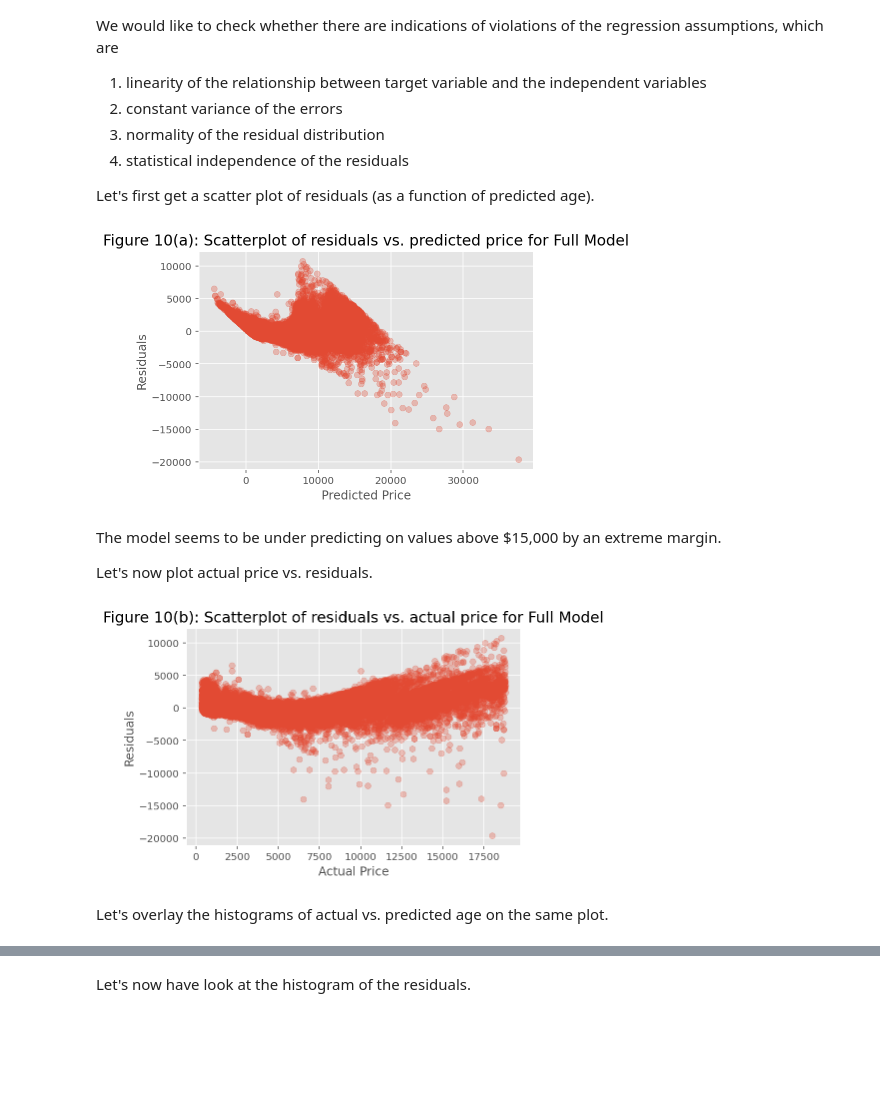
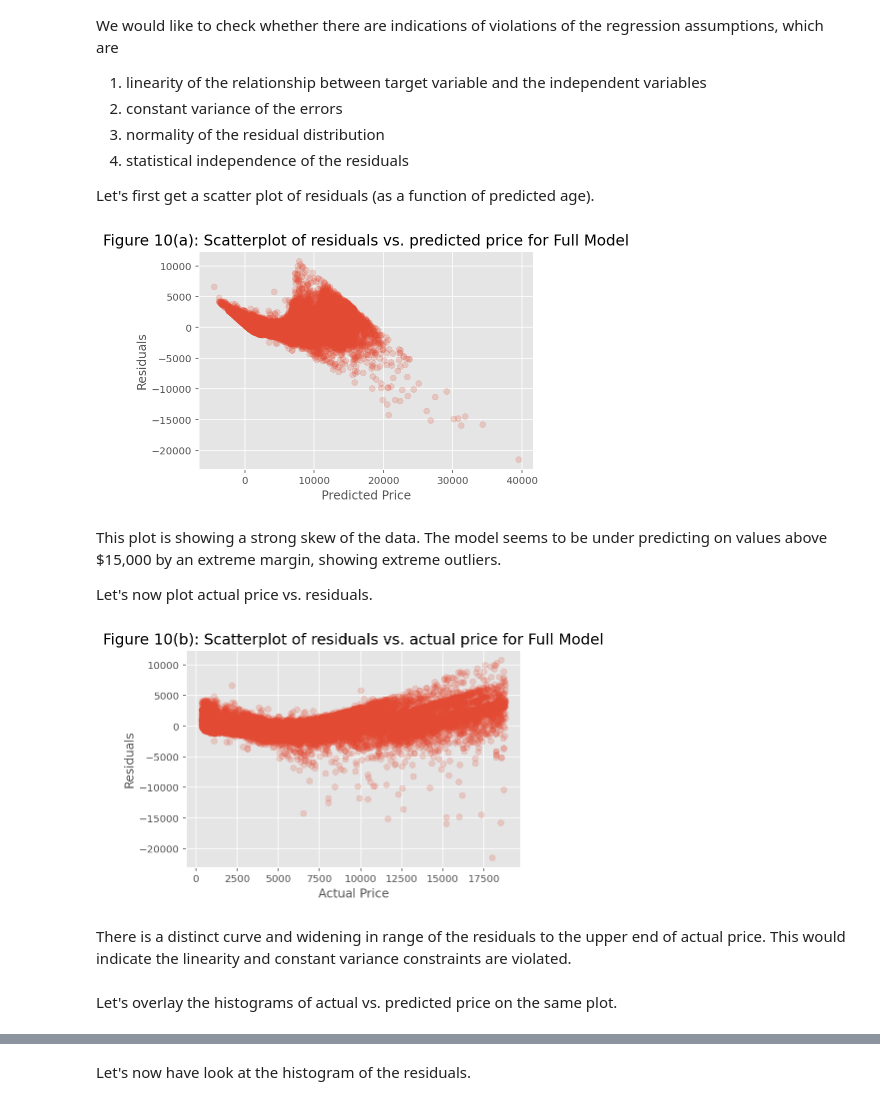
Before and after one commit to gabbagabbagool/rmit-diamonds, a Jupyter notebook: Phase2_Report.ipynb, the cells around one changed output, grey strips where cells are left out. Saved outputs shown, nothing was run; the diff lists cells and outputs as text; code cells hidden in the pictures; blank space fills up the shorter version.

```diff
--- a/Phase2_Report.ipynb
+++ b/Phase2_Report.ipynb
@@ -155,0 +174,2 @@ array(['Ideal', 'Premium', 'Good', 'Very_Good', 'Fair'], dtype=object)
+# %%
+data.loc[data['color'] == 'J', 'color'] = 'AJ'
@@ -222,7 +241,7 @@ formula_string_encoded:  price ~ carat + depth + table + x + y + z + cut_Good +
 # %% [markdown]
 **For fun, let's add two interaction terms to our full model. Let's add the interaction of the capital feature with hours_per_week and race_White respectively.**
 # %%
-formula_string_encoded = formula_string_encoded + ' + carat:x + color_I:carat'
+# formula_string_encoded = formula_string_encoded + ' + carat:cut_Ideal + carat:color_D + carat:clarity_IF '
 # %% [markdown]
 **Also, let's add the square of the hours_per_week feature to illustrate how we can add higher order terms to our linear regression.**
 # %%
@@ -300,27 +319,29 @@ We would like to check whether there are indications of violations of the regres
 
 Let's first get a scatter plot of residuals (as a function of predicted age).
 # %%
-plt.scatter(residuals_full['predicted'], residuals_full['residual'], alpha=0.3);
+plt.scatter(residuals_full['predicted'], residuals_full['residual'], alpha=0.2);
 plt.xlabel('Predicted Price');
 plt.ylabel('Residuals')
 plt.title('Figure 10(a): Scatterplot of residuals vs. predicted price for Full Model', fontsize=15)
 plt.show();
 # %% [output]
-[figure, old version]
+[figure, new version]
 # %% [markdown]
-The model seems to be under predicting on values above $15,000 by an extreme margin.
+This plot is showing a strong skew of the data. The model seems to be under predicting on values above $15,000 by an extreme margin, showing extreme outliers.
 
 Let's now plot actual price vs. residuals.
 # %%
-plt.scatter(residuals_full['actual'], residuals_full['residual'], alpha=0.3);
+plt.scatter(residuals_full['actual'], residuals_full['residual'], alpha=0.2);
 plt.xlabel('Actual Price');
 plt.ylabel('Residuals')
 plt.title('Figure 10(b): Scatterplot of residuals vs. actual price for Full Model', fontsize=15)
 plt.show();
 # %% [output]
-[figure, old version]
+[figure, new version]
+# %% [markdown]
+There is a distinct curve and widening in range of the residuals to the upper end of actual price. This would indicate the linearity and constant variance constraints are violated.
 # %% [markdown]
-Let's overlay the histograms of actual vs. predicted age on the same plot.
+Let's overlay the histograms of actual vs. predicted price on the same plot.
 # %%
 plt.hist(residuals_full['actual'], label='actual', bins=20, alpha=0.7);
 plt.hist(residuals_full['predicted'], label='predicted', bins=20, alpha=0.7);
```
Also changed, not shown: parts of 19 cells of this notebook.
